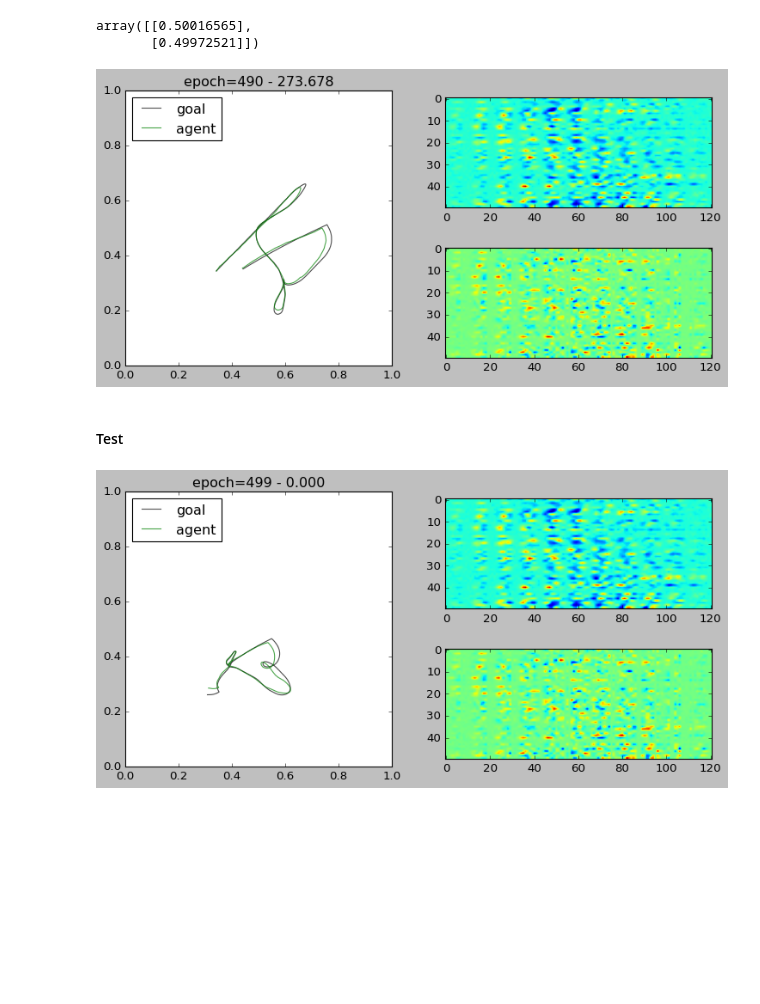
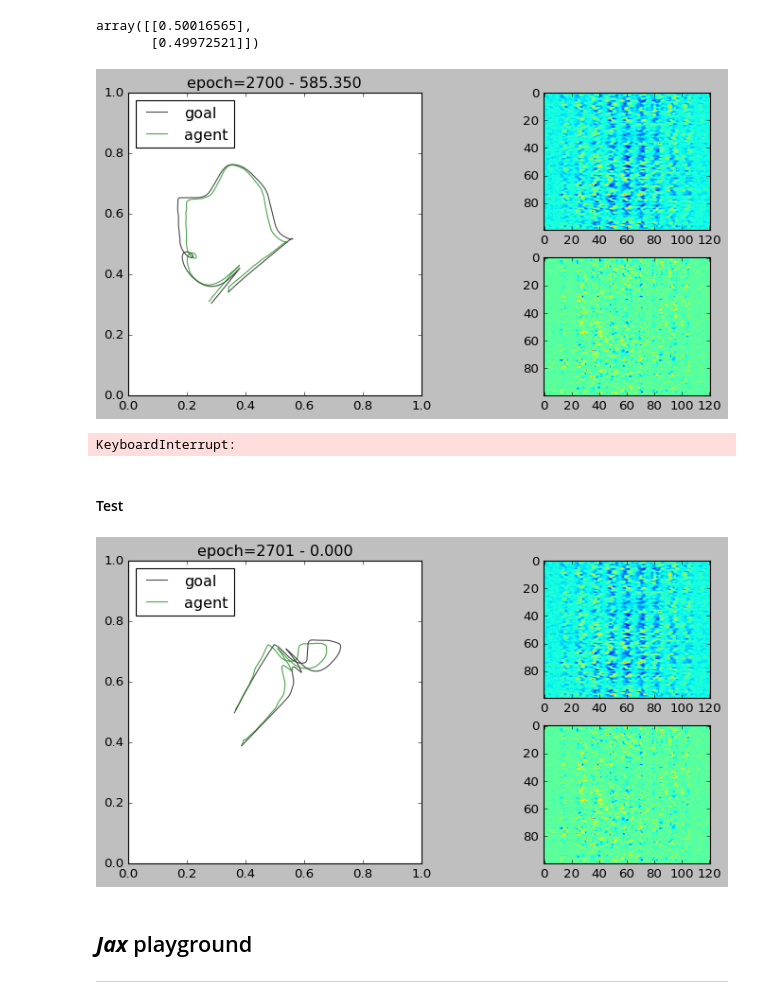
Before and after one commit to iKiru-hub/PCNN, a Jupyter notebook: lab_pcnn_nav.ipynb, the cells around one changed output. Saved outputs shown, nothing was run; the diff lists cells and outputs as text; code cells hidden in the pictures; blank space fills up the shorter version.

```diff
--- a/lab_pcnn_nav.ipynb
+++ b/lab_pcnn_nav.ipynb
@@ -101,16 +77,16 @@ array([[0.50016565],
 """ initialization """
 
 npc = 11
-agent = agents.AgentPC(Npc=npc**2, Nh=50, start_position=trajectory[0].copy(), lr=-0.005, sigma_pc=0.03,
+agent = agents.AgentPC(Npc=npc**2, Nh=100, start_position=trajectory[0].copy(), lr=-0.005, sigma_pc=0.02,
                        activation='relu', activation_out='relu')
 logger(agent)
 
 agents.DEBUG = bool(0)
 pflag = -1 if agents.DEBUG else 0
-epochs = 500
+epochs = 5000
 epoch_log = int(max((epochs*0.02, 1)))
 looksteps = 2
-new_trj = 75
+new_trj = 100
 for epoch in range(epochs):
 
     # new trajectory are periodically created
@@ -136,34 +112,35 @@ for epoch in range(epochs):
             plt.subplot(121)
             plt.imshow(agent.goal_pc.reshape(npc, npc))
             plt.grid()
             plt.subplot(122)
             plt.imshow(agent.current_pc.reshape(npc, npc))
             plt.grid()
             plt.show()
             if t == 100: break
 
     #print(positions, end=' ')
 
     if epoch % epoch_log == pflag:
 
         clf()
         plt.figure(figsize=(11, 5))
         plt.subplot(121)
         plt.plot(trajectory[:, 0], trajectory[:, 1], '-k', alpha=0.7, label="goal")
         plt.plot(positions[:, 0], positions[:, 1], '-g', alpha=0.7, label="agent")
         plt.xlim((0, 1))
         plt.ylim((0, 1))
         plt.legend(loc="upper left")
         plt.title(f"{epoch=} - {loss:.3f}")
 
         plt.subplot(222)
         plt.imshow(agent.Wh)
 
         plt.subplot(224)
         plt.imshow(agent.Wout.T)
         plt.pause(0.0001)
 # %% [output]
-[figure, old version]
+[figure, new version]
+KeyboardInterrupt:
 # %% [markdown]
 #### Test
 # %%
@@ -200,4 +177,7 @@ plt.subplot(224)
 plt.imshow(agent.Wout.T)
 plt.show()
 # %% [output]
-[figure, old version]
+[figure, new version]
+# %% [markdown]
+## ***Jax*** playground
+---
```
Also changed, not shown: parts of 11 cells of this notebook, 3 other files.
